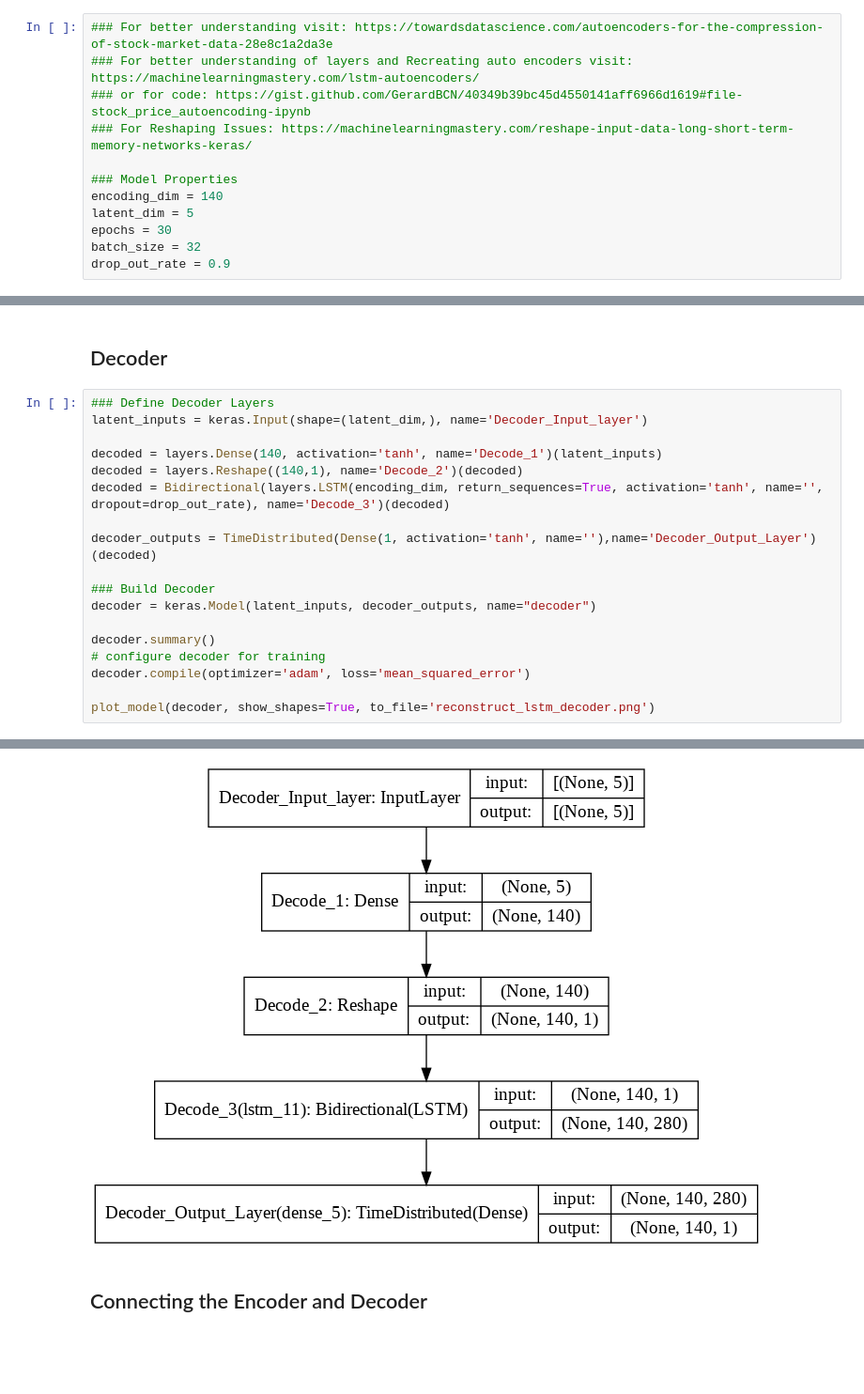
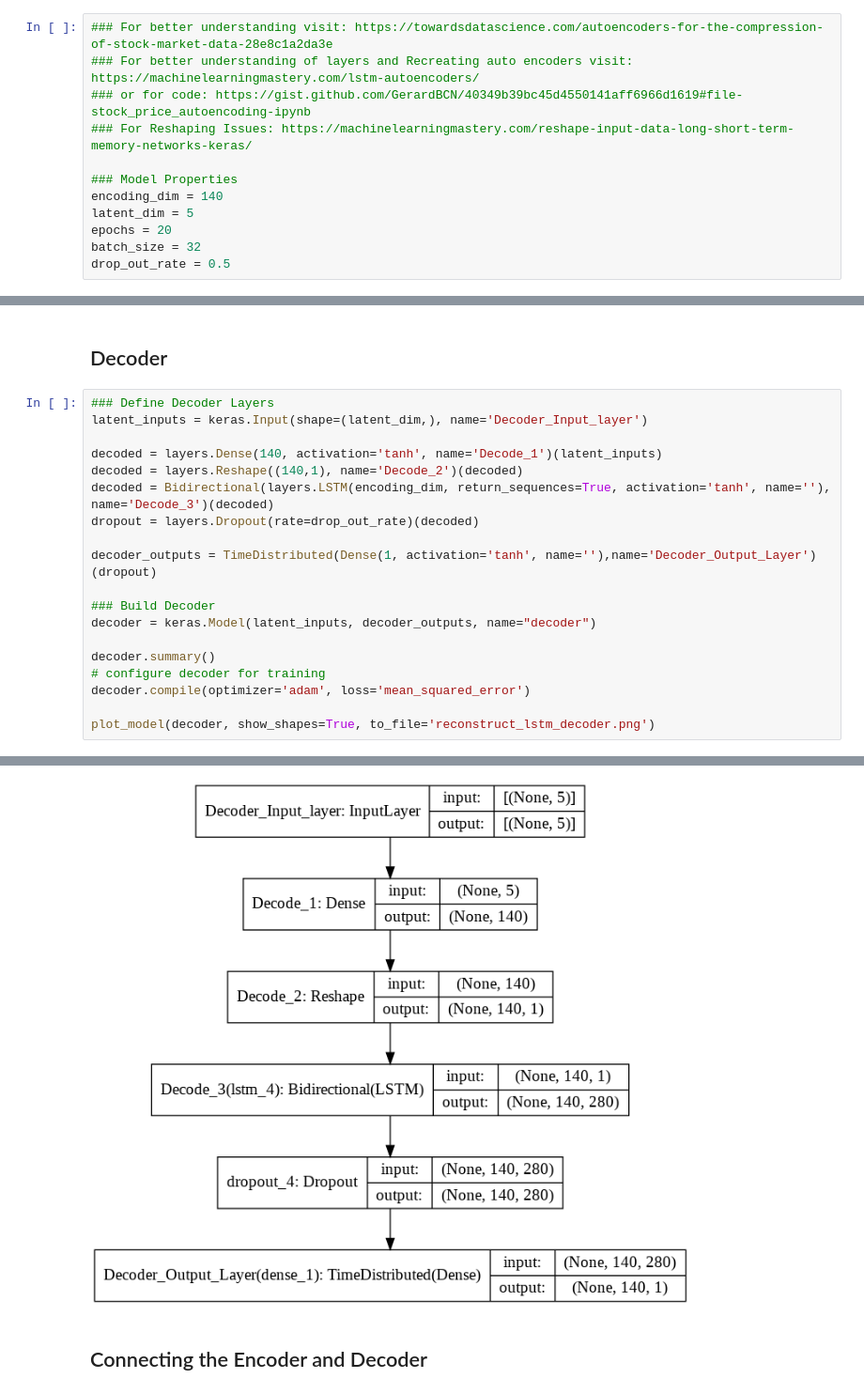
Before and after one commit to nina-prog/sem-data-analysis-VAE, a Jupyter notebook: VAE_v2.0.ipynb, the cells around one changed output, grey strips where cells are left out. Shown at 94% size. Cells and saved outputs as stored; diff of their text form; blank space fills up the shorter version.

```diff
--- a/VAE_v2.0.ipynb
+++ b/VAE_v2.0.ipynb
@@ -165,9 +165,9 @@ class Sampling(layers.Layer):
 ### Model Properties
 encoding_dim = 140
 latent_dim = 5
-epochs = 30
+epochs = 20
 batch_size = 32
-drop_out_rate = 0.9
+drop_out_rate = 0.5
 # %% [markdown]
 ## Encoder
 # %%
@@ -216,9 +217,10 @@ latent_inputs = keras.Input(shape=(latent_dim,), name='Decoder_Input_layer')
 
 decoded = layers.Dense(140, activation='tanh', name='Decode_1')(latent_inputs)
 decoded = layers.Reshape((140,1), name='Decode_2')(decoded)
-decoded = Bidirectional(layers.LSTM(encoding_dim, return_sequences=True, activation='tanh', name='', dropout=drop_out_rate), name='Decode_3')(decoded)
+decoded = Bidirectional(layers.LSTM(encoding_dim, return_sequences=True, activation='tanh', name=''), name='Decode_3')(decoded)
+dropout = layers.Dropout(rate=drop_out_rate)(decoded)
 
-decoder_outputs = TimeDistributed(Dense(1, activation='tanh', name=''),name='Decoder_Output_Layer')(decoded)
+decoder_outputs = TimeDistributed(Dense(1, activation='tanh', name=''),name='Decoder_Output_Layer')(dropout)
 
 ### Build Decoder
 decoder = keras.Model(latent_inputs, decoder_outputs, name="decoder")
@@ -244,10 +248,10 @@ _________________________________________________________________
 Decoder_Output_Layer (TimeDi (None, 140, 1)            281
 =================================================================
 Total params: 160,161
 Trainable params: 160,161
 Non-trainable params: 0
 _________________________________________________________________
-[figure, old version]
+[figure, new version]
 # %% [markdown]
 ## Connecting the Encoder and Decoder
 # %%
```
Also changed, not shown: parts of 10 cells of this notebook.
